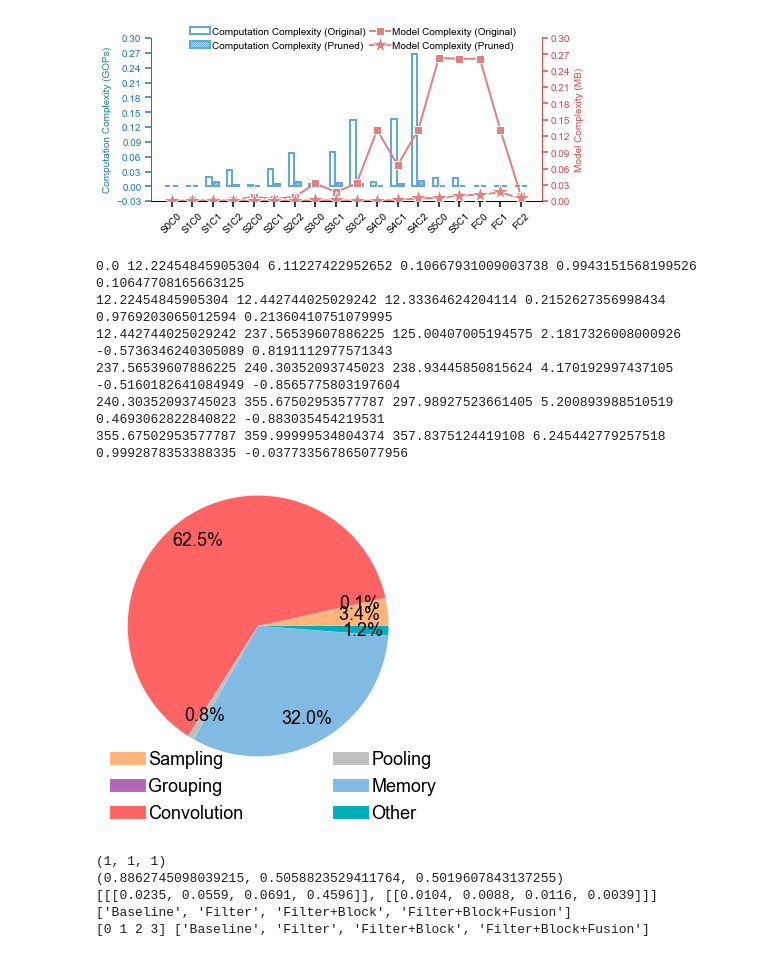
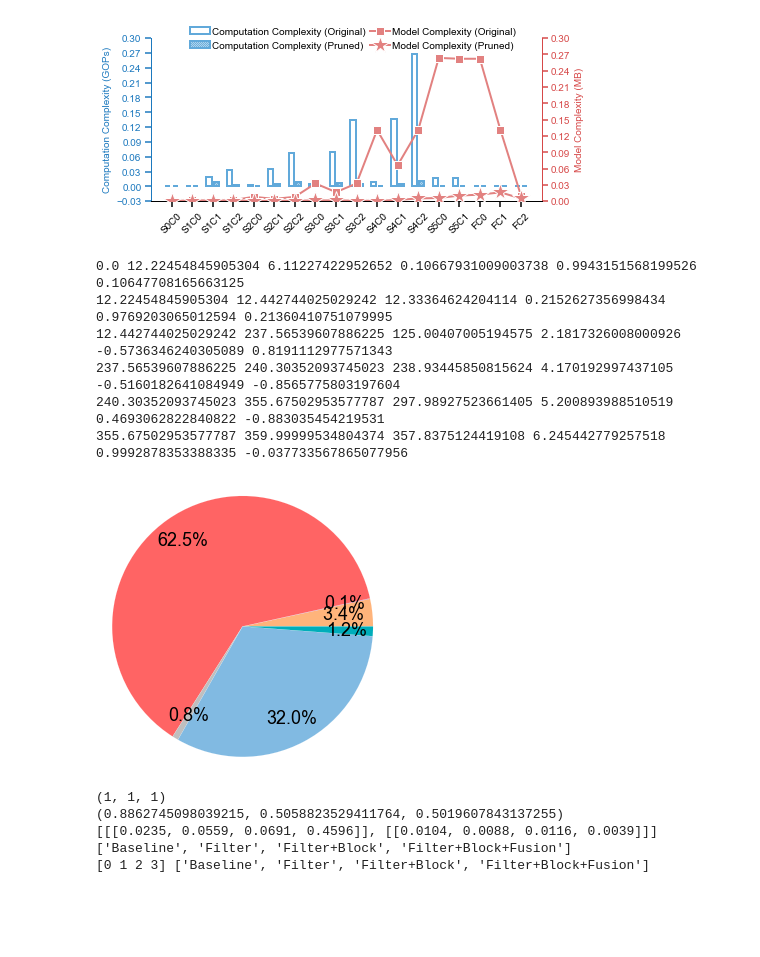
Before and after one commit to changchun-zhou/sagitta_fig, a Jupyter notebook: Nebula/scripts/Nebula.ipynb, the cells around one changed output. Cells and saved outputs as stored; diff of their text form; code cells hidden in the pictures; blank space fills up the shorter version.

```diff
--- a/Nebula/scripts/Nebula.ipynb
+++ b/Nebula/scripts/Nebula.ipynb
@@ -338,7 +354,7 @@ cls_plt_fig('').func_plt_fig(
 import numpy as np
 import pandas as pd
 import matplotlib.pyplot as plt
-case = 'Area'
+case = 'Energy'
 
 if case == 'Area':
     # top-level
@@ -378,35 +394,36 @@ kw = dict(zorder=10, va="center", ha="center")
 
 for i, p in enumerate(wedges):
     # 根据matplotlib.patches.Wedge对象的theta1和theta2参数计算饼块均分点的角度
     ang = (p.theta2 - p.theta1) / 2.0 + p.theta1
     # 根据角度的弧度计算 饼块均分点的坐标（引导线的起点）
     y = np.sin(np.deg2rad(ang))
     x = np.cos(np.deg2rad(ang))
     print(p.theta1, p.theta2, ang, np.deg2rad(ang), x, y)
     horizontalalignment = {-1: "right", 1: "left"}[int(np.sign(x))]
     # 设置引导线的连接方式
     connectionstyle = "angle,angleA=0,angleB={}".format(ang)
     plt.annotate(
         labels[i],
         xy=(radius*x*0.8, radius*y*0.8),
         xytext=(radius*x*0.8, radius*y*0.8),#(radius* np.sign(x)*1.2, y),
         # horizontalalignment=horizontalalignment,
         **kw,
+
         fontsize=fontsize
         # **kw
     )
 
-plt.legend(wedges, legend, loc=loc_legend, ncol=2, fontsize=fontsize, frameon=False, handletextpad=0.1,columnspacing=5 )
+# plt.legend(wedges, legend, loc=loc_legend, ncol=2, fontsize=fontsize, frameon=False, handletextpad=0.1,columnspacing=5 )
 plt.savefig(fig_name, format='svg')
 plt.show()
 # %% [output]
 0.0 12.22454845905304 6.11227422952652 0.10667931009003738 0.9943151568199526 0.10647708165663125
 12.22454845905304 12.442744025029242 12.33364624204114 0.2152627356998434 0.9769203065012594 0.21360410751079995
 12.442744025029242 237.56539607886225 125.00407005194575 2.1817326008000926 -0.5736346240305089 0.8191112977571343
 237.56539607886225 240.30352093745023 238.93445850815624 4.170192997437105 -0.5160182641084949 -0.8565775803197604
 240.30352093745023 355.67502953577787 297.98927523661405 5.200893988510519 0.4693062822840822 -0.883035454219531
 355.67502953577787 359.99999534804374 357.8375124419108 6.245442779257518 0.9992878353388335 -0.037733567865077956
-[figure, old version]
+[figure, new version]
 # %%
 # Technique Effect
 
```
Also changed, not shown: parts of 1 cell of this notebook, 1 other file.
